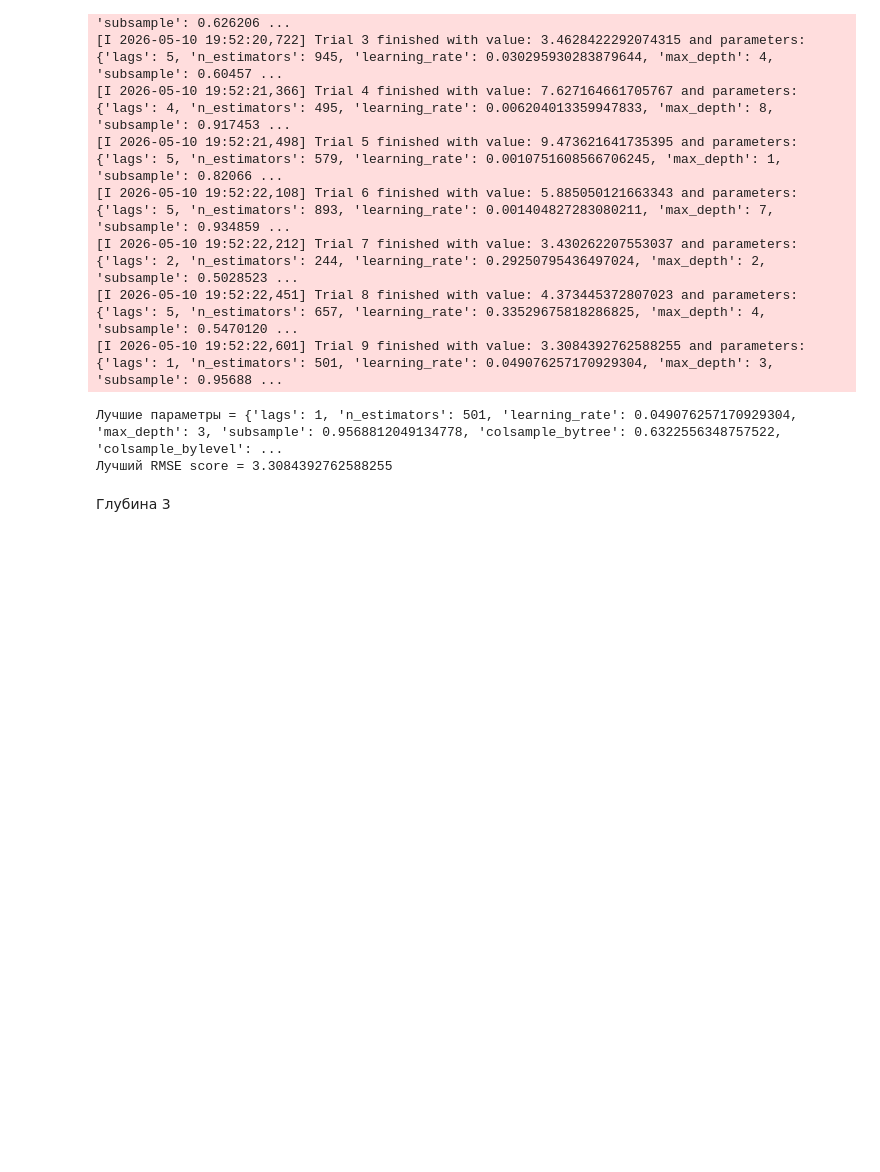
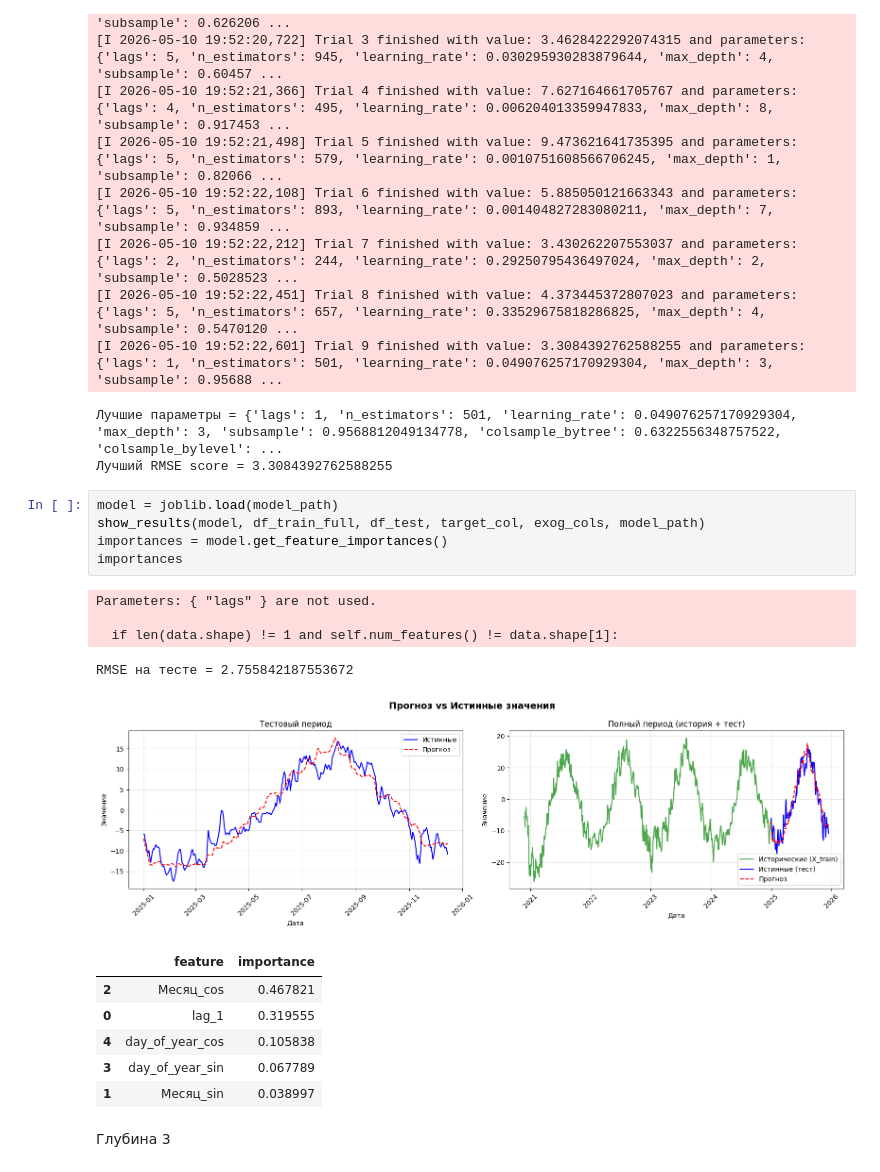
Before and after one commit to mefodyvaulin/ml-salekhard, a Jupyter notebook: xgboost/v2.ipynb, the cells around one changed output. Cells and saved outputs as stored; diff of their text form; blank space fills up the shorter version.

Commit message:
show results xgb v2

```diff
--- a/xgboost/v2.ipynb
+++ b/xgboost/v2.ipynb
@@ -88,6 +113,23 @@ print(f'Лучший RMSE score = {study.best_value}')
 [I 2026-05-10 19:52:22,601] Trial 9 finished with value: 3.3084392762588255 and parameters: {'lags': 1, 'n_estimators': 501, 'learning_rate': 0.049076257170929304, 'max_depth': 3, 'subsample': 0.95688 ...
 Лучшие параметры = {'lags': 1, 'n_estimators': 501, 'learning_rate': 0.049076257170929304, 'max_depth': 3, 'subsample': 0.9568812049134778, 'colsample_bytree': 0.6322556348757522, 'colsample_bylevel': ...
 Лучший RMSE score = 3.3084392762588255
+# %%
+model = joblib.load(model_path)
+show_results(model, df_train_full, df_test, target_col, exog_cols, model_path)
+importances = model.get_feature_importances()
+importances
+# %% [output]
+Parameters: { "lags" } are not used.
+
+  if len(data.shape) != 1 and self.num_features() != data.shape[1]:
+RMSE на тесте = 2.755842187553672
+[figure, added]
+|  | feature | importance |
+| 2 | Месяц_cos | 0.467821 |
+| 0 | lag_1 | 0.319555 |
+| 4 | day_of_year_cos | 0.105838 |
+| 3 | day_of_year_sin | 0.067789 |
+| 1 | Месяц_sin | 0.038997 |
 # %% [markdown]
 Глубина 3
 # %%
```
Also changed, not shown: parts of 8 cells of this notebook.
